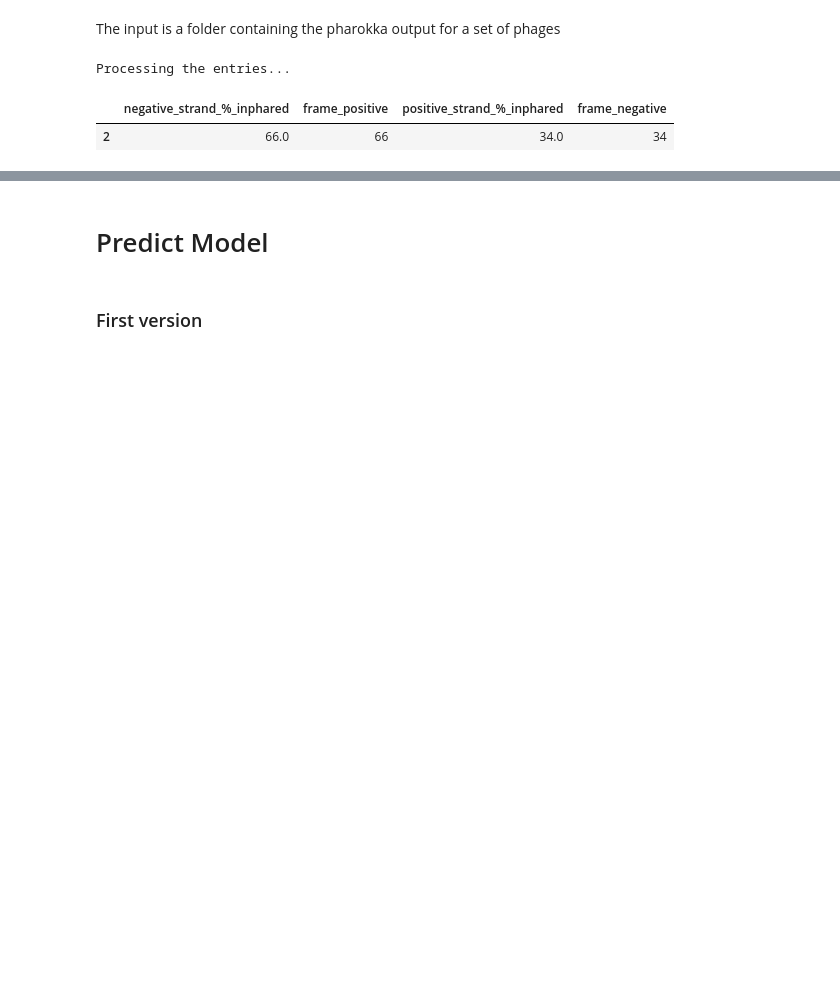
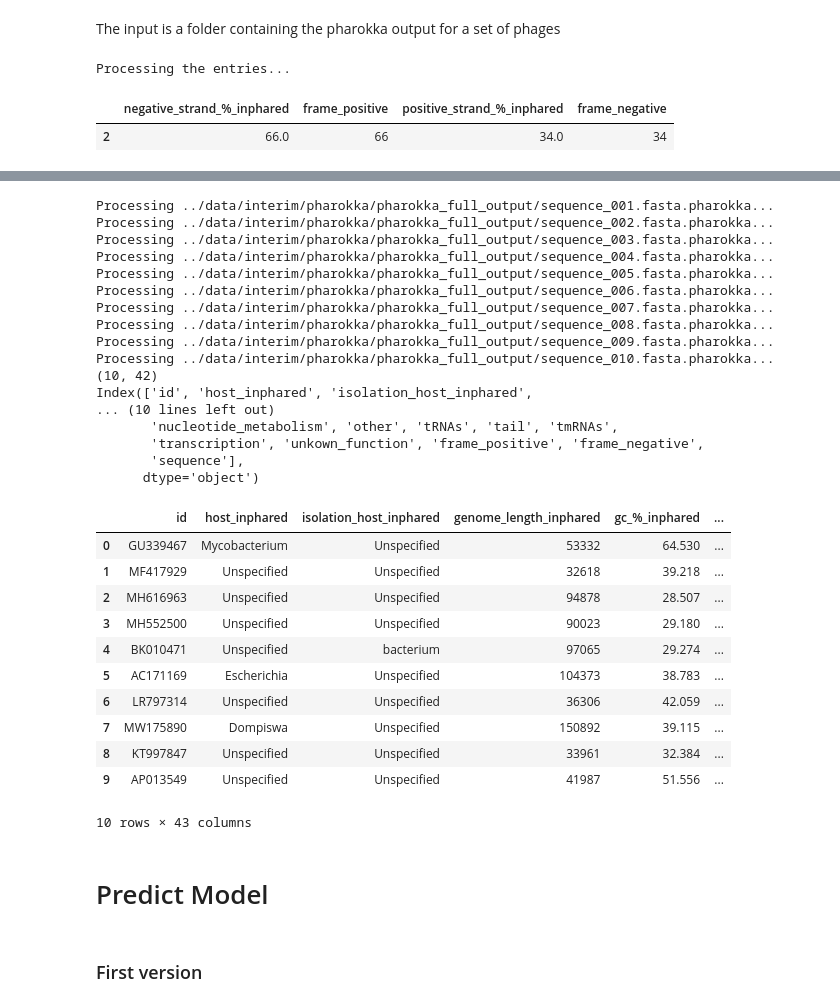
Before and after one commit to Alvaroguleon/Phage-predictor, a Jupyter notebook: notebooks/00_scripts.ipynb, the cells around one changed output, grey strips where cells are left out. Saved outputs shown, nothing was run; the diff lists cells and outputs as text; code cells hidden in the pictures; blank space fills up the shorter version.

```diff
--- a/notebooks/00_scripts.ipynb
+++ b/notebooks/00_scripts.ipynb
@@ -553,0 +760,13 @@ df[df["id_inphared"] == "AY129332"][["negative_strand_%_inphared", "frame_positi
+# %%
+# Usage
+folder = "../data/interim/pharokka/pharokka_full_output/sequence_001.fasta.pharokka"
+
+# folder = "../data/interim/pharokka/pharokka_full_output/sequence_21047.fasta.pharokka"
+
+folder = "../data/interim/pharokka/pharokka_full_output/sequence_18475.fasta.pharokka"
+folder = "../data/interim/pharokka/pharokka_full_output/sequence_18297.fasta.pharokka"
+
+staining_df = "../data/interim/gram_staining/staining_assignation.csv"
+df = engineer_features(folder)
+df = staining_feature(staining_df, df)
+df
@@ -554,3 +778,69 @@ df[df["id_inphared"] == "AY129332"][["negative_strand_%_inphared", "frame_positi
+# %%
+# Usage 2
+import os
+import pandas as pd
+
+main_folder = '../data/interim/pharokka/pharokka_full_output/'  # Replace with your main folder path
+dataframes = []  # List to store individual DataFrames
+max_folders = 10  # Set the maximum number of folders to process
+processed_folders = 0  # Counter for processed folders
+
+# Iterate over each folder in the main folder
+for folder in os.listdir(main_folder):
+    # Break the loop if the maximum number of folders has been processed
+    if processed_folders >= max_folders:
+        break
+
+    folder_path = os.path.join(main_folder, folder)
+
+    # Check if the path is a directory
+    if os.path.isdir(folder_path):
+        # Check if "pharokka.gbk" file exists in the folder
+        if "pharokka.gbk" in os.listdir(folder_path):
+            print(f"Processing {folder_path}...")
+            # Pass the full path of "pharokka.gbk" to your function
+            df = engineer_features(os.path.join(folder_path))
+            dataframes.append(df)
+            processed_folders += 1
+        else:
+            print(f"Skipped {folder_path}: 'pharokka.gbk' file not found")
+
+# Concatenate all DataFrames into a single DataFrame
+final_df = pd.concat(dataframes, ignore_index=True)
+print(final_df.shape)
+print(final_df.columns)
+final_df = staining_feature(staining_df, final_df)
+final_df
+# %% [output]
+Processing ../data/interim/pharokka/pharokka_full_output/sequence_001.fasta.pharokka...
+Processing ../data/interim/pharokka/pharokka_full_output/sequence_002.fasta.pharokka...
+Processing ../data/interim/pharokka/pharokka_full_output/sequence_003.fasta.pharokka...
+Processing ../data/interim/pharokka/pharokka_full_output/sequence_004.fasta.pharokka...
+Processing ../data/interim/pharokka/pharokka_full_output/sequence_005.fasta.pharokka...
+Processing ../data/interim/pharokka/pharokka_full_output/sequence_006.fasta.pharokka...
+Processing ../data/interim/pharokka/pharokka_full_output/sequence_007.fasta.pharokka...
+Processing ../data/interim/pharokka/pharokka_full_output/sequence_008.fasta.pharokka...
+Processing ../data/interim/pharokka/pharokka_full_output/sequence_009.fasta.pharokka...
+Processing ../data/interim/pharokka/pharokka_full_output/sequence_010.fasta.pharokka...
+(10, 42)
+Index(['id', 'host_inphared', 'isolation_host_inphared',
+... (10 lines left out)
+       'nucleotide_metabolism', 'other', 'tRNAs', 'tail', 'tmRNAs',
+       'transcription', 'unkown_function', 'frame_positive', 'frame_negative',
+       'sequence'],
+      dtype='object')
+|  | id | host_inphared | isolation_host_inphared | genome_length_inphared | gc_%_inphared | ... |
+| 0 | GU339467 | Mycobacterium | Unspecified | 53332 | 64.530 | ... |
+| 1 | MF417929 | Unspecified | Unspecified | 32618 | 39.218 | ... |
+| 2 | MH616963 | Unspecified | Unspecified | 94878 | 28.507 | ... |
+| 3 | MH552500 | Unspecified | Unspecified | 90023 | 29.180 | ... |
+| 4 | BK010471 | Unspecified | bacterium | 97065 | 29.274 | ... |
+| 5 | AC171169 | Escherichia | Unspecified | 104373 | 38.783 | ... |
+| 6 | LR797314 | Unspecified | Unspecified | 36306 | 42.059 | ... |
+| 7 | MW175890 | Dompiswa | Unspecified | 150892 | 39.115 | ... |
+| 8 | KT997847 | Unspecified | Unspecified | 33961 | 32.384 | ... |
+| 9 | AP013549 | Unspecified | Unspecified | 41987 | 51.556 | ... |
+10 rows × 43 columns
 # %% [markdown]
 # Predict Model
 # %% [markdown]
```
Also changed, not shown: parts of 6 cells of this notebook, 2 other files.
